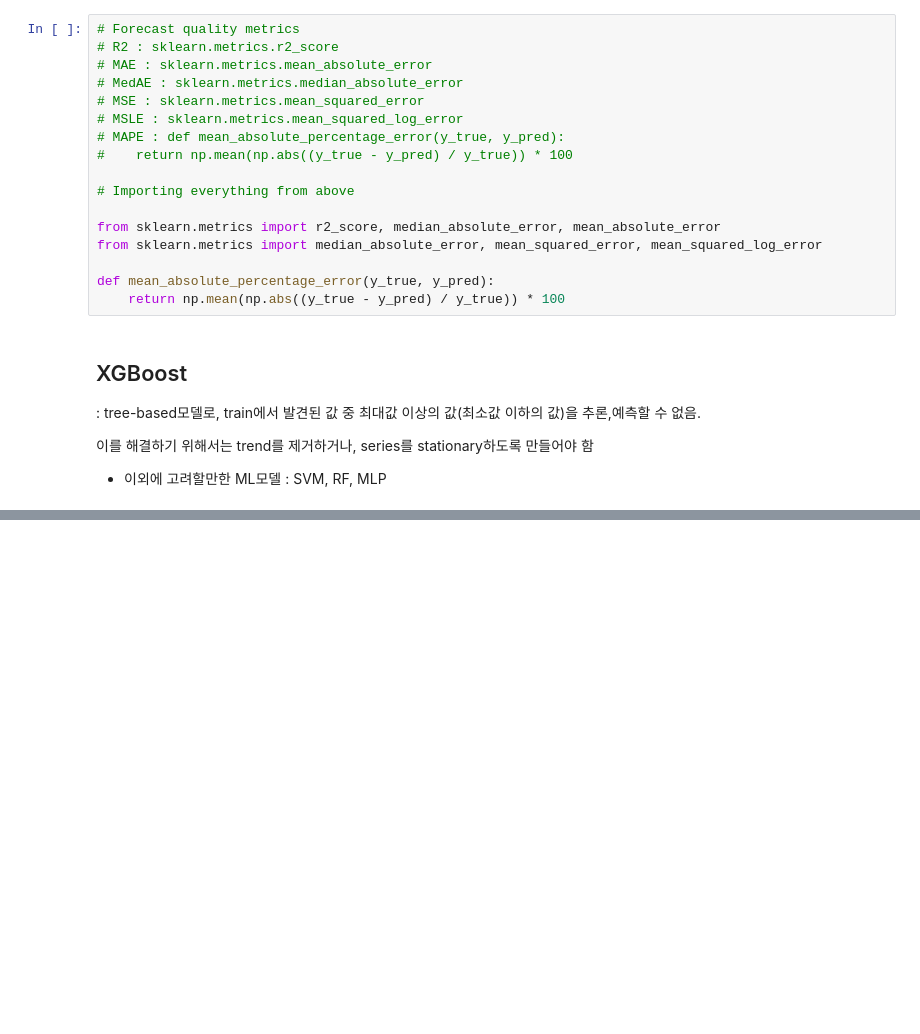
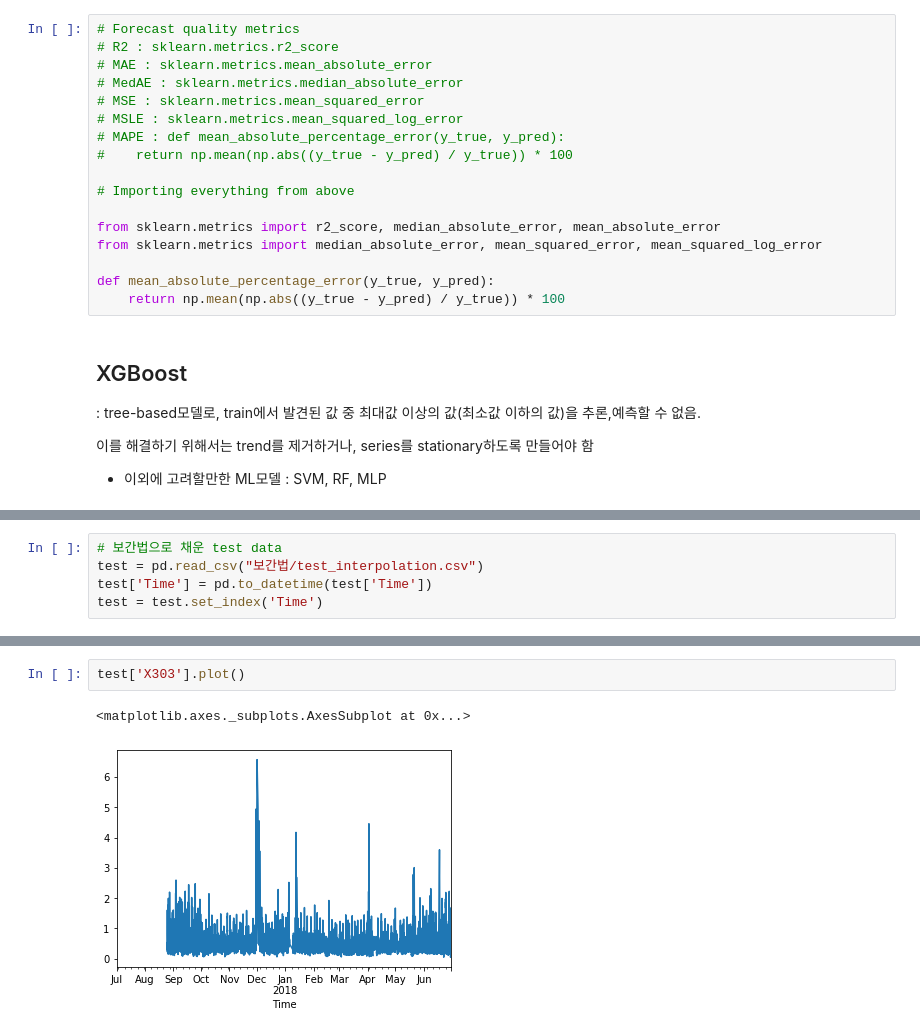
Before and after one commit to almondh/TIL, a Jupyter notebook: EP demand prediction/EP demand prediction_3.ipynb, the cells around one changed output, grey strips where cells are left out. Saved outputs shown, nothing was run; the diff lists cells and outputs as text; blank space fills up the shorter version.

```diff
--- a/EP demand prediction/EP demand prediction_3.ipynb
+++ b/EP demand prediction/EP demand prediction_3.ipynb
@@ -218,0 +231,5 @@ xgb.fit(X_train_scaled, y_train);
+# %%
+# 보간법으로 채운 test data
+test = pd.read_csv("보간법/test_interpolation.csv")
+test['Time'] = pd.to_datetime(test['Time'])
+test = test.set_index('Time')
@@ -218,0 +271,5 @@ xgb.fit(X_train_scaled, y_train);
+# %%
+test['X303'].plot()
+# %% [output]
+<matplotlib.axes._subplots.AxesSubplot at 0x...>
+[figure, added]
```
Also changed, not shown: parts of 42 cells of this notebook.
